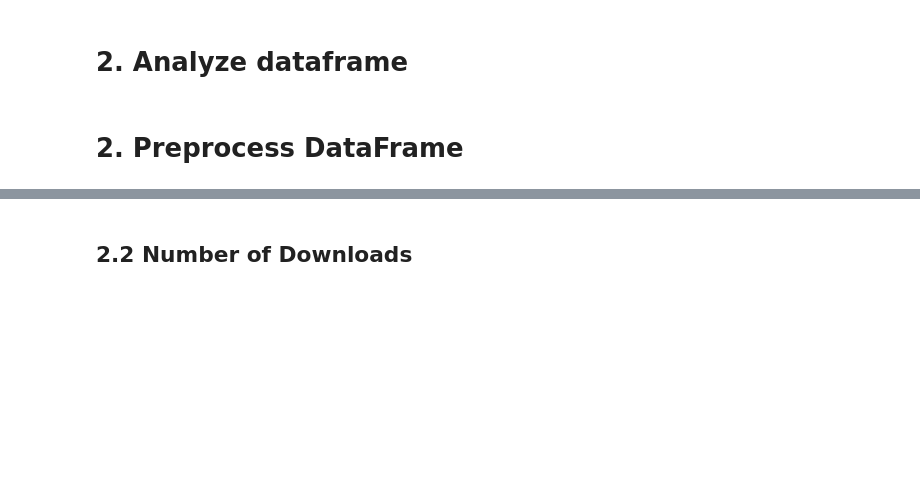
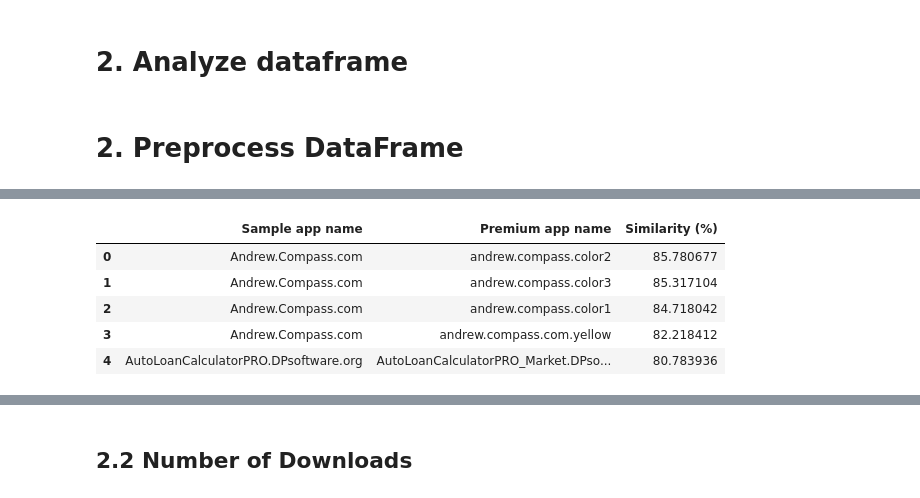
Before and after one commit to kevinmout/SBM, a Jupyter notebook: EDA.ipynb, the cells around one changed output, grey strips where cells are left out. Saved outputs shown, nothing was run; the diff lists cells and outputs as text; code cells hidden in the pictures; blank space fills up the shorter version.

```diff
--- a/EDA.ipynb
+++ b/EDA.ipynb
@@ -242,0 +189,49 @@ print(f"Level 5: {len(df_level5)}")
+# %%
+# The app names are in the 'my_app_id' column. We will use these to find similar words between the two lists.
+list1 = df_level_2_sample_filtered['my_app_id'].tolist()
+list2 = df_level_2_premium_filtered['my_app_id'].tolist()
+
+# Function to find similar words with at least 75% similarity
+def find_similar_words(list1, list2, threshold=75):
+    # Combine both lists for TF-IDF feature extraction
+    combined_list = list1 + list2
+
+    # Use TF-IDF Vectorizer to transform the text into feature vectors
+    vectorizer = TfidfVectorizer(analyzer='char', ngram_range=(2, 4))  # You can change ngram_range for more efficiency
+    tfidf_matrix = vectorizer.fit_transform(combined_list)
+
+    # Separate the TF-IDF vectors for both lists
+    tfidf_list1 = tfidf_matrix[:len(list1)]
+    tfidf_list2 = tfidf_matrix[len(list1):]
+
+    # Use NearestNeighbors for finding approximate matches
+    # Set the number of neighbors to a minimum of 10 or the size of list2 to limit comparisons
+    n_neighbors = min(10, len(list2))
+    nn = NearestNeighbors(n_neighbors=n_neighbors, metric='cosine', algorithm='brute', n_jobs=-1)
+    nn.fit(tfidf_list2)
+
+    similar_pairs = []
+    distances, indices = nn.kneighbors(tfidf_list1)
+
+    # Iterate through the results to find pairs with similarity above the threshold
+    for i, (dists, idxs) in enumerate(zip(distances, indices)):
+        for dist, idx in zip(dists, idxs):
+            similarity = (1 - dist) * 100
+            if similarity >= threshold:
+                similar_pairs.append((list1[i], list2[idx], similarity))
+
+    # Create a DataFrame from the similar pairs
+    df = pd.DataFrame(similar_pairs, columns=['Sample app name', 'Premium app name', 'Similarity (%)'])
+    return df
+
+# Run the function on the slices
+df_similarities = find_similar_words(list1, list2)
+# %%
+df_similarities.head()
+# %% [output]
+|  | Sample app name | Premium app name | Similarity (%) |
+| 0 | Andrew.Compass.com | andrew.compass.color2 | 85.780677 |
+| 1 | Andrew.Compass.com | andrew.compass.color3 | 85.317104 |
+| 2 | Andrew.Compass.com | andrew.compass.color1 | 84.718042 |
+| 3 | Andrew.Compass.com | andrew.compass.com.yellow | 82.218412 |
+| 4 | AutoLoanCalculatorPRO.DPsoftware.org | AutoLoanCalculatorPRO_Market.DPso... | 80.783936 |
```
Also changed, not shown: parts of 50 cells of this notebook.
